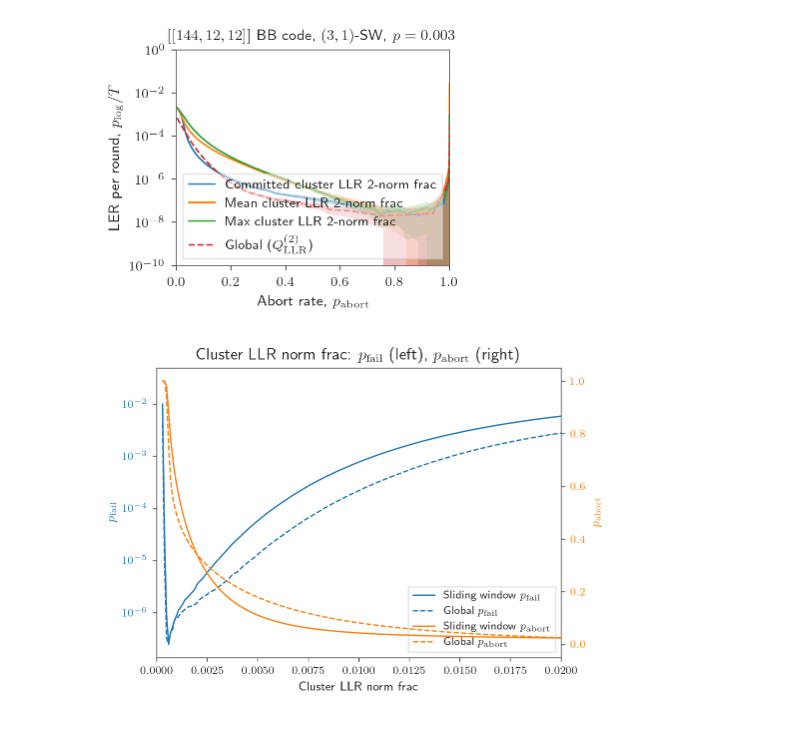
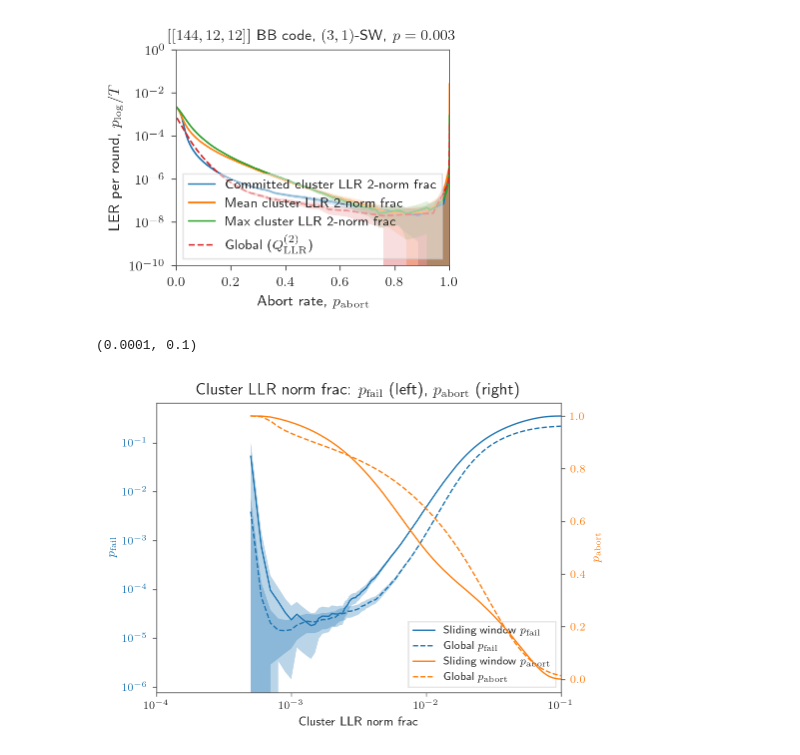
Before and after one commit to seokhyung-lee/ldpc-post-selection, a Jupyter notebook: simulations/analysis/notebooks/sliding_window_analysis.ipynb, the cells around one changed output. Cells and saved outputs as stored; diff of their text form; code cells hidden in the pictures.

```diff
--- a/simulations/analysis/notebooks/sliding_window_analysis.ipynb
+++ b/simulations/analysis/notebooks/sliding_window_analysis.ipynb
@@ -211,6 +211,7 @@ def plot_cluster_llr_norm_frac_dual_axis(
     df_ps_sel = df_ps.loc[prms].reset_index()
     x_sw = df_ps_sel["committed_cluster_llr_norm_frac"]
     y_pfail_sw = df_ps_sel["p_fail"]
+    delta_y_pfail_sw = df_ps_sel["delta_p_fail"]
     y_pabort_sw = df_ps_sel["p_abort"]
 
     # Prepare data for ordinary (single shot) (3-tuple index)
@@ -218,21 +219,25 @@ def plot_cluster_llr_norm_frac_dual_axis(
     df_ps_ordinary_sng = df_ps_ordinary.loc[(n, T, p)].reset_index()
     x_ord = df_ps_ordinary_sng["cluster_llr_norm_frac"]
     y_pfail_ord = df_ps_ordinary_sng["p_fail"]
+    delta_y_pfail_ord = df_ps_ordinary_sng["delta_p_fail"]
     y_pabort_ord = df_ps_ordinary_sng["p_abort"]
 
     fig, ax1 = plt.subplots(figsize=(5, 3.5))
 
     # Left y-axis: p_fail
-    l1 = ax1.plot(
+    l1 = error_band_plot(
         x_sw,
         y_pfail_sw,
+        delta_y_pfail_sw,
         label=f"{label_main} $p_{{\\mathrm{{fail}}}}$",
         color=color_pfail,
     )
-    l2 = ax1.plot(
+
+    l2 = error_band_plot(
         x_ord,
         y_pfail_ord,
-        "--",
+        delta_y_pfail_ord,
+        linestyle="--",
         label=f"{label_ordinary} $p_{{\\mathrm{{fail}}}}$",
         color=color_pfail,
     )
@@ -252,35 +257,36 @@ def plot_cluster_llr_norm_frac_dual_axis(
     )
     l4 = ax2.plot(
         x_ord,
         y_pabort_ord,
         "--",
         label=f"{label_ordinary} $p_{{\\mathrm{{abort}}}}$",
         color=color_pabort,
     )
     ax2.set_ylabel(r"$p_\mathrm{abort}$", color=color_pabort)
     ax2.tick_params(axis="y", labelcolor=color_pabort)
 
     # Legend
     lines = l1 + l2 + l3 + l4
     labels = [line.get_label() for line in lines]
     ax1.legend(lines, labels, loc="best", fontsize=8)
 
     ax1.set_title(
         "Cluster LLR norm frac: $p_\\mathrm{fail}$ (left), $p_\\mathrm{abort}$ (right)"
     )
 
     ax1.set_xlim(xlim)
 
-    plt.show()
-
 
 plot_cluster_llr_norm_frac_dual_axis(
     df_ps=df_ps_dict["committed_cluster_llr_norm_frac_2"],
     df_ps_ordinary=df_ps_ordinary,
-    prms=(144, 12, 3e-3, 3, 1),
+    prms=(144, 12, 5e-3, 3, 1),
     label_main="Sliding window",
     label_ordinary="Global",
-    xlim=(0, 0.02),
 )
+
+plt.xscale("log")
+plt.xlim(1e-4, 0.1)
 # %% [output]
+(0.0001, 0.1)
-[figure, old version]
+[figure, new version]
```
Also changed, not shown: 8 other files.
